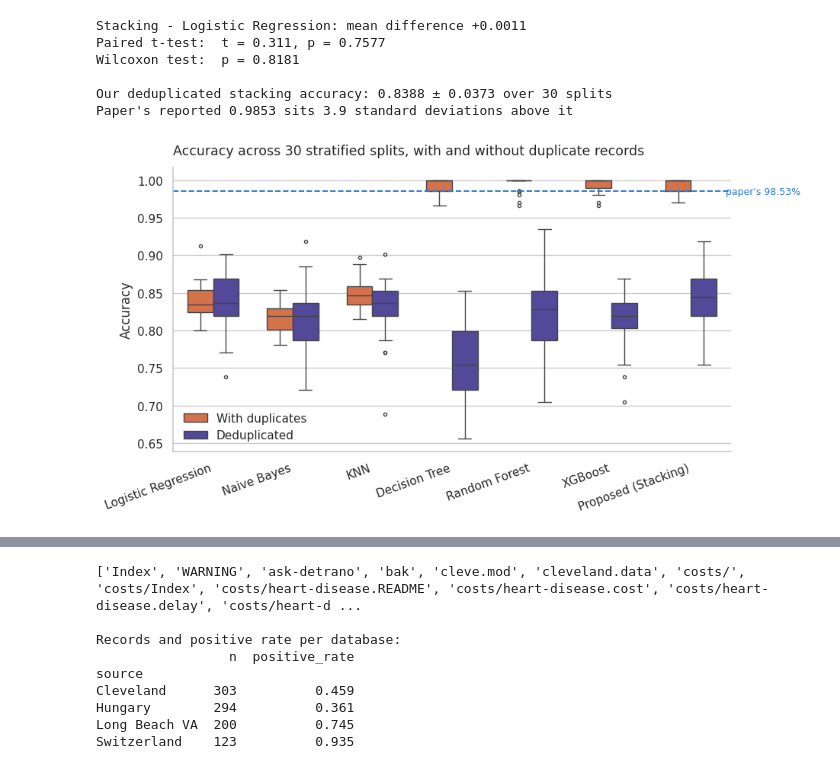
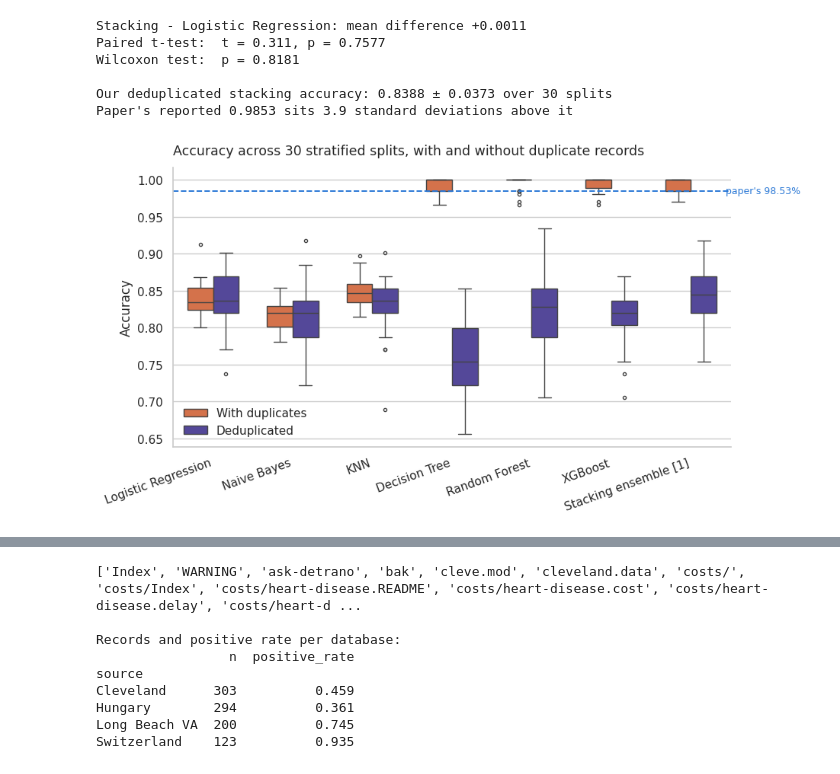
Before and after one commit to Ayaan435/heart-disease-reproducibility-sit307, a Jupyter notebook: SIT307_11_1HD.ipynb, the cells around one changed output, grey strips where cells are left out. Saved outputs shown, nothing was run; the diff lists cells and outputs as text; code cells hidden in the pictures.

```diff
--- a/SIT307_11_1HD.ipynb
+++ b/SIT307_11_1HD.ipynb
@@ -190,7 +190,7 @@ def build_models(seed=42):
         estimators=[(k.lower().replace(" ", "_"), v) for k, v in models.items()],
         final_estimator=LogisticRegression(max_iter=1000, random_state=seed),
         cv=5, n_jobs=-1)
-    models["Proposed (Stacking)"] = stack
+    models["Stacking ensemble [1]"] = stack
     return models
 
 def run_split(data, seed=42):
@@ -306,20 +306,20 @@ Paper's reported 0.9853 sits 3.9 standard deviations above it
 # %%
 fig, ax = plt.subplots(figsize=(9.5, 5.2))
 order2 = ["Logistic Regression","Naive Bayes","KNN","Decision Tree",
-          "Random Forest","XGBoost","Proposed (Stacking)"]
+          "Random Forest","XGBoost","Stacking ensemble [1]"]
 palette = {"With duplicates": "#eb6834", "Deduplicated": "#4a3aa7"}
 sns.boxplot(data=stability, x="Model", y="Accuracy", hue="Data",
             order=order2, palette=palette, width=0.65, fliersize=3, ax=ax)
 ax.axhline(0.9853, ls="--", lw=1.4, color="#2a78d6")
 ax.text(6.4, 0.9853, " paper's 98.53%", va="center", fontsize=9, color="#2a78d6")
 ax.set_title("Accuracy across 30 stratified splits, with and without duplicate records",
              loc="left", fontsize=12.5, pad=12)
 ax.set_xlabel(""); ax.set_ylabel("Accuracy")
 plt.setp(ax.get_xticklabels(), rotation=20, ha="right")
 ax.legend(title="", frameon=False, loc="lower left")
 sns.despine()
 fig.tight_layout()
 fig.savefig("fig_stability.png", dpi=200, bbox_inches="tight", facecolor="white")
 plt.show()
 # %% [output]
-[figure, old version]
+[figure, new version]
```
Also changed, not shown: parts of 7 cells of this notebook, 3 other files.
